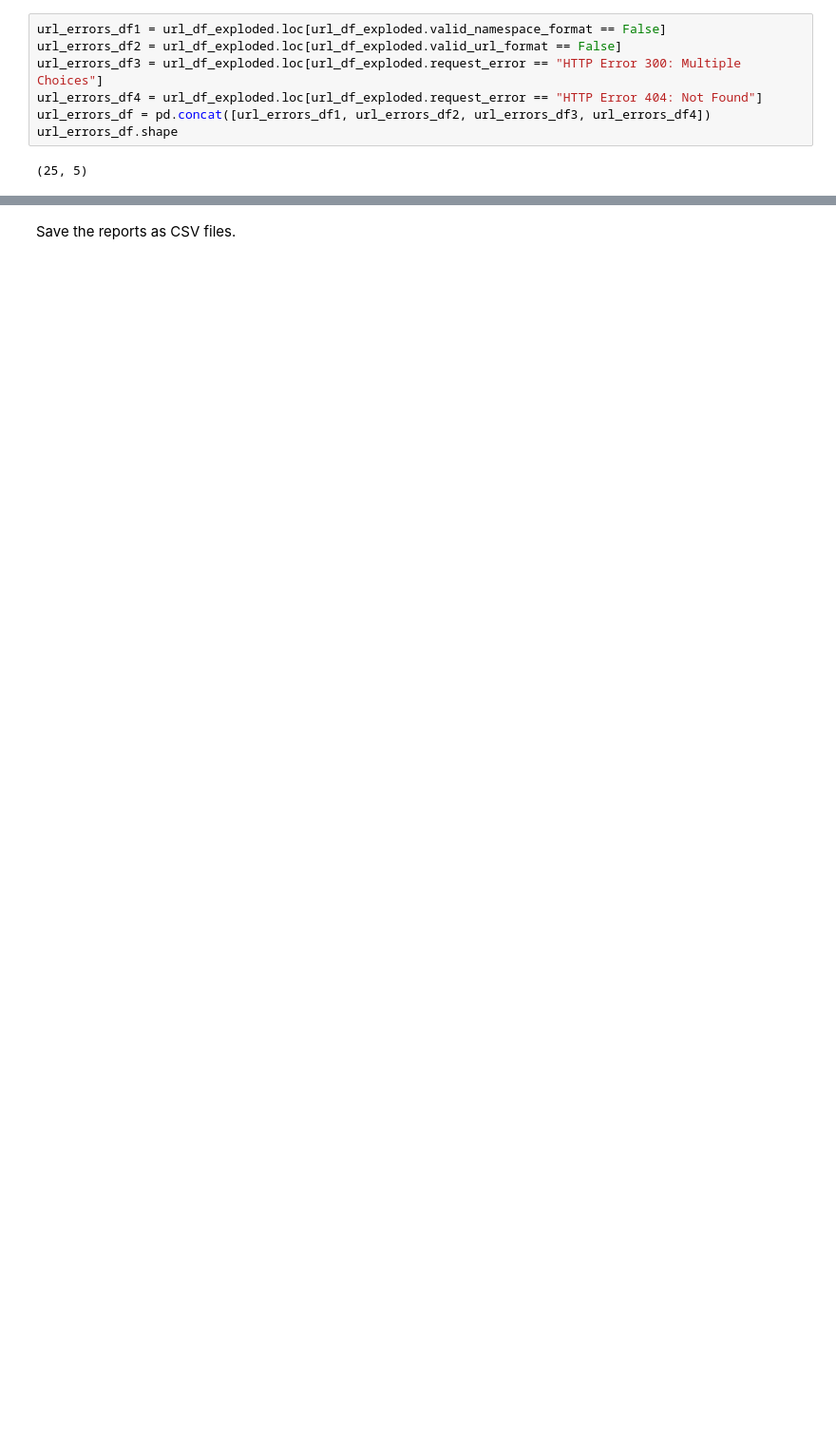
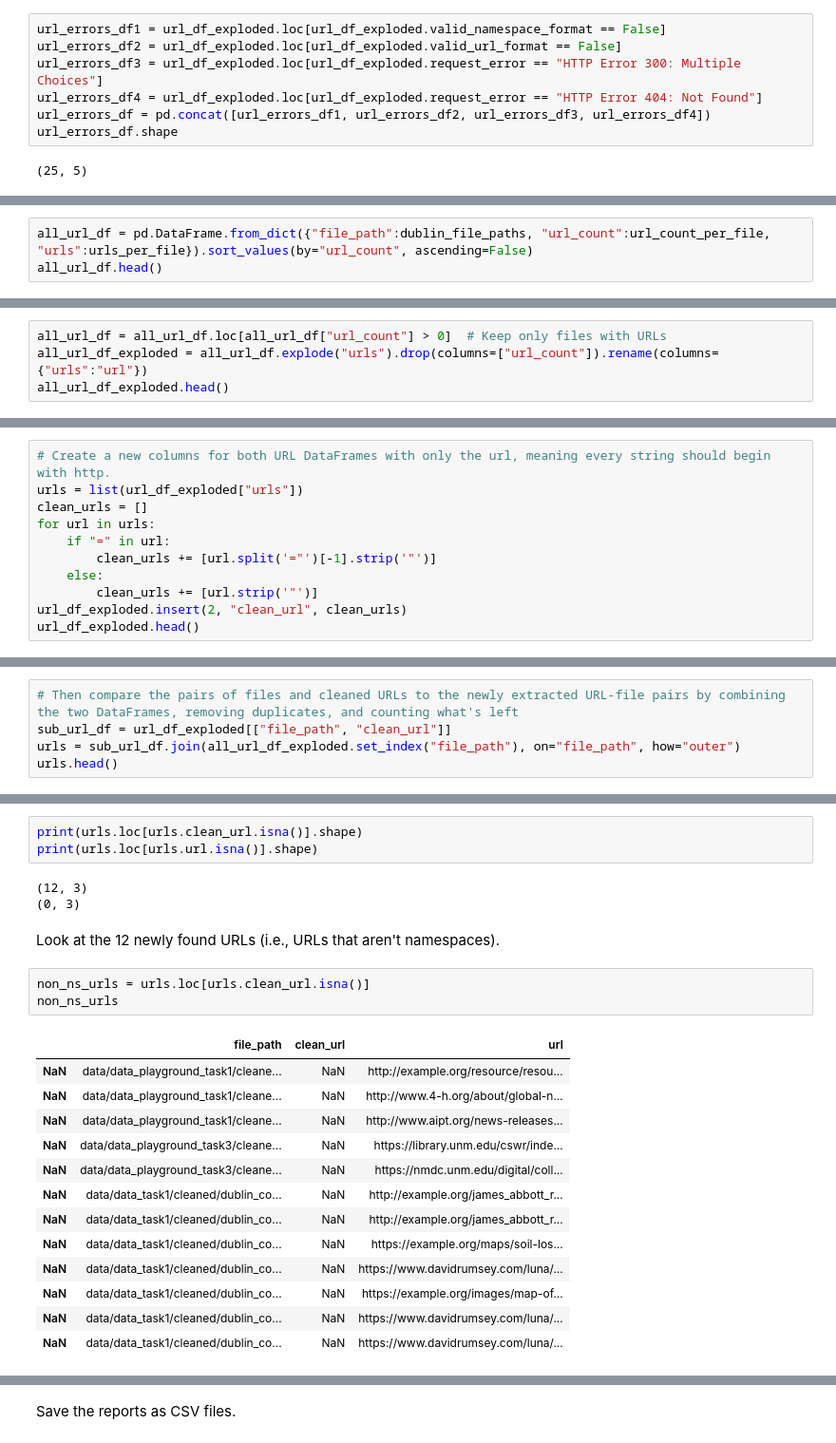
Before and after one commit to thegoose20/lada-eval, a Jupyter notebook: evaluation-completeness.ipynb, the cells around one changed output, grey strips where cells are left out. Shown: that part at 95% size. Saved outputs shown, nothing was run; the diff lists cells and outputs as text; blank space fills up the shorter version.

```diff
--- a/evaluation-completeness.ipynb
+++ b/evaluation-completeness.ipynb
@@ -566,0 +595,3 @@ validity_stats
+# %%
+all_url_df = pd.DataFrame.from_dict({"file_path":dublin_file_paths, "url_count":url_count_per_file, "urls":urls_per_file}).sort_values(by="url_count", ascending=False)
+all_url_df.head()
@@ -566,0 +605,4 @@ validity_stats
+# %%
+all_url_df = all_url_df.loc[all_url_df["url_count"] > 0]  # Keep only files with URLs
+all_url_df_exploded = all_url_df.explode("urls").drop(columns=["url_count"]).rename(columns={"urls":"url"})
+all_url_df_exploded.head()
@@ -566,0 +618,11 @@ validity_stats
+# %%
+# Create a new columns for both URL DataFrames with only the url, meaning every string should begin with http.
+urls = list(url_df_exploded["urls"])
+clean_urls = []
+for url in urls:
+    if "=" in url:
+        clean_urls += [url.split('="')[-1].strip('"')]
+    else:
+        clean_urls += [url.strip('"')]
+url_df_exploded.insert(2, "clean_url", clean_urls)
+url_df_exploded.head()
@@ -566,0 +636,5 @@ validity_stats
+# %%
+# Then compare the pairs of files and cleaned URLs to the newly extracted URL-file pairs by combining the two DataFrames, removing duplicates, and counting what's left
+sub_url_df = url_df_exploded[["file_path", "clean_url"]]
+urls = sub_url_df.join(all_url_df_exploded.set_index("file_path"), on="file_path", how="outer")
+urls.head()
@@ -566,0 +648,25 @@ validity_stats
+# %%
+print(urls.loc[urls.clean_url.isna()].shape)
+print(urls.loc[urls.url.isna()].shape)
+# %% [output]
+(12, 3)
+(0, 3)
+# %% [markdown]
+Look at the 12 newly found URLs (i.e., URLs that aren't namespaces).
+# %%
+non_ns_urls = urls.loc[urls.clean_url.isna()]
+non_ns_urls
+# %% [output]
+|  | file_path | clean_url | url |
+| NaN | data/data_playground_task1/cleane... | NaN | http://example.org/resource/resou... |
+| NaN | data/data_playground_task1/cleane... | NaN | http://www.4-h.org/about/global-n... |
+| NaN | data/data_playground_task1/cleane... | NaN | http://www.aipt.org/news-releases... |
+| NaN | data/data_playground_task3/cleane... | NaN | https://library.unm.edu/cswr/inde... |
+| NaN | data/data_playground_task3/cleane... | NaN | https://nmdc.unm.edu/digital/coll... |
+| NaN | data/data_task1/cleaned/dublin_co... | NaN | http://example.org/james_abbott_r... |
+| NaN | data/data_task1/cleaned/dublin_co... | NaN | http://example.org/james_abbott_r... |
+| NaN | data/data_task1/cleaned/dublin_co... | NaN | https://example.org/maps/soil-los... |
+| NaN | data/data_task1/cleaned/dublin_co... | NaN | https://www.davidrumsey.com/luna/... |
+| NaN | data/data_task1/cleaned/dublin_co... | NaN | https://example.org/images/map-of... |
+| NaN | data/data_task1/cleaned/dublin_co... | NaN | https://www.davidrumsey.com/luna/... |
+| NaN | data/data_task1/cleaned/dublin_co... | NaN | https://www.davidrumsey.com/luna/... |
```
Also changed, not shown: parts of 54 cells of this notebook.
